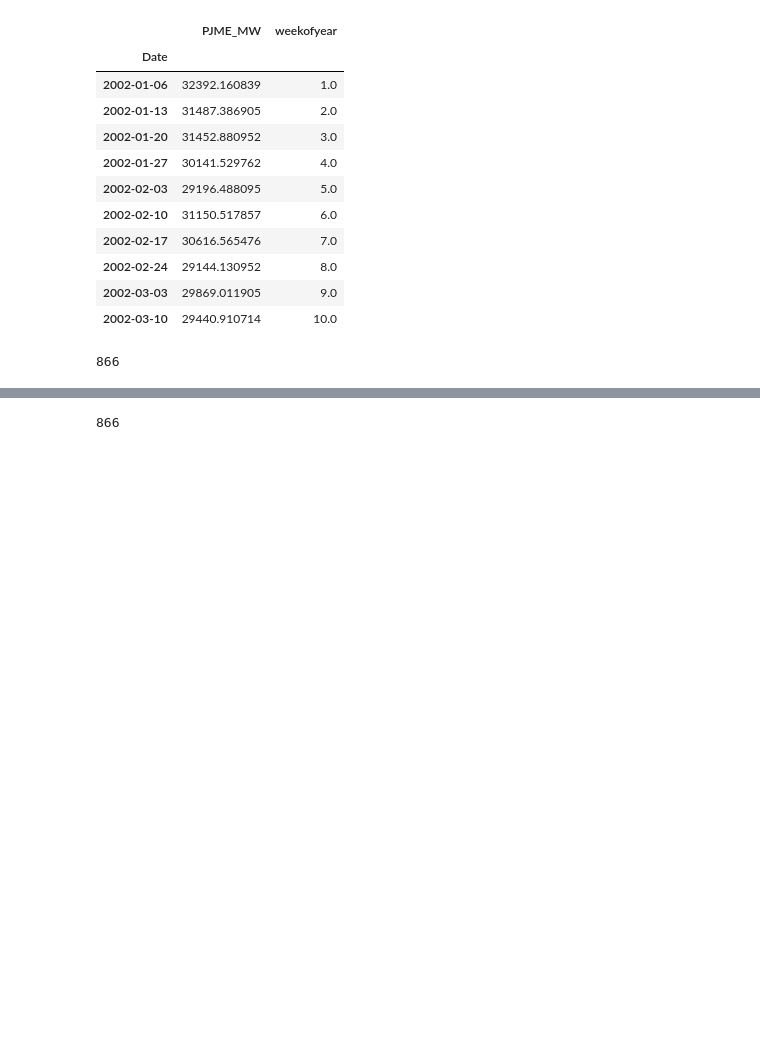
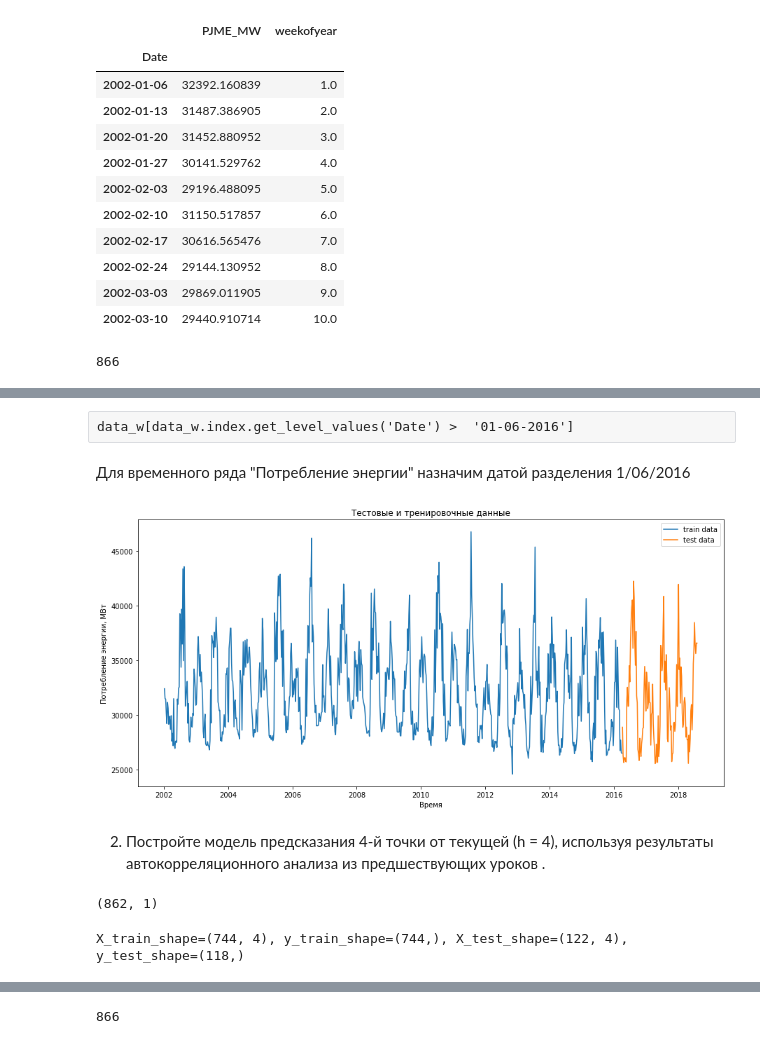
Before and after one commit to gulchitai/machine_learning, a Jupyter notebook: Lesson4/Lesson4.ipynb, the cells around one changed output, grey strips where cells are left out. Saved outputs shown, nothing was run; the diff lists cells and outputs as text; code cells hidden in the pictures; blank space fills up the shorter version.

```diff
--- a/Lesson4/Lesson4.ipynb
+++ b/Lesson4/Lesson4.ipynb
@@ -185,0 +116,3 @@ AIC:{} 12733.727103621888
+# %%
+data_w['cluster'] = train_labels
+data_w.head(10)
@@ -185,0 +132,5 @@ AIC:{} 12733.727103621888
+# %%
+first_diff =np.array(data_w.iloc[1:,0].values - data_w.iloc[:-1,0].values).astype('float32')
+data_w['diff1'] = 0
+data_w['diff1'] =  data_w['diff1'].astype('float')
+data_w['diff1'].values[1:] = first_diff
@@ -185,0 +147,34 @@ AIC:{} 12733.727103621888
+# %% [raw]
+data_w[data_w.index.get_level_values('Date') >  '01-06-2016']
+# %%
+# сделаем функцию
+def split_data( data, split_date ):
+    return data.loc[data.index.get_level_values('Date') <= split_date].copy(), \
+           data.loc[data.index.get_level_values('Date') >  split_date].copy()
+# %% [markdown]
+Для временного ряда "Потребление энергии" назначим датой разделения 1/06/2016
+# %%
+train, test = split_data( data_w, '04-06-2016')
+
+plt.figure( figsize=( 15, 7 ))
+plt.xlabel('Время')
+plt.ylabel('Потребление энергии, МВт')
+plt.plot(train.index.get_level_values('Date'),train['PJME_MW'], label='train data' )
+plt.plot(test.index.get_level_values('Date'),test['PJME_MW'], label='test data')
+plt.title( 'Тестовые и тренировочные данные' )
+plt.legend()
+plt.show()
+# %% [output]
+[figure, added]
+# %% [markdown]
+2. Постройте модель предсказания 4-й точки от текущей (h = 4), используя результаты автокорреляционного анализа из предшествующих уроков .
+# %%
+# p = 7
+h=4
+target = data_w['PJME_MW'].values[h:].reshape((data_w.shape[0]-h,1))
+#y = scl_target.fit_transform(target)
+y = target
+X = data_w.values
+y.shape
+# %% [output]
+(862, 1)
@@ -185,0 +186,4 @@ AIC:{} 12733.727103621888
+# %%
+print(f'X_train_shape={X_train.shape}, y_train_shape={y_train.shape}, X_test_shape={X_test.shape}, y_test_shape={y_test.shape}')
+# %% [output]
+X_train_shape=(744, 4), y_train_shape=(744,), X_test_shape=(122, 4), y_test_shape=(118,)
```
Also changed, not shown: parts of 41 cells of this notebook.
